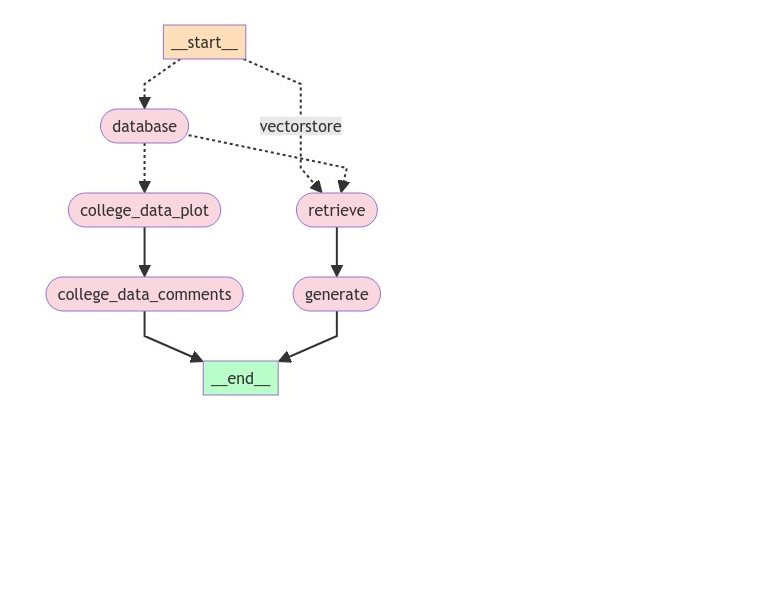
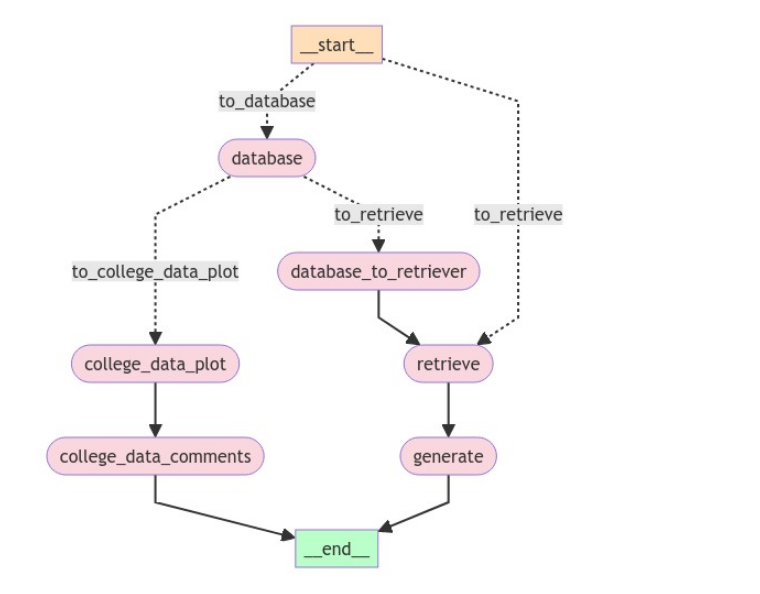
Before and after one commit to lucaslulucaslu/College-Information-LLM, a Jupyter notebook: LangGraph-FP-LLM.ipynb, the cells around one changed output. Drawn from its saved outputs; the diff is of its cells as text; code cells hidden in the pictures; blank space fills up the shorter version.

Commit message:
add database_to_retrieve node

```diff
--- a/LangGraph-FP-LLM.ipynb
+++ b/LangGraph-FP-LLM.ipynb
@@ -155,6 +159,7 @@ def college_data_plot(state):
     college_info=state['college_info']
     dataURLs={
         "rank_adm":"https://www.forwardpathway.com/d3v7/dataphp/school_database/ranking_admin_20231213.php?name=",
+        "world_rank":"https://www.forwardpathway.com/d3v7/dataphp/chatbot/world_ranks4_20240605.php?name=",
         "score":"https://www.forwardpathway.com/d3v7/dataphp/school_database/score10_20231213.php?name=",
         "students":"https://www.forwardpathway.com/d3v7/dataphp/school_database/student_comp_20240118.php?name=",
         "students_number":"https://www.forwardpathway.com/d3v7/dataphp/school_database/international_students_20240118.php?name=",
@@ -163,9 +168,15 @@ def college_data_plot(state):
     }
     if college_info.data_type=='排名':
         college_df=pd.read_json(dataURLs["rank_adm"]+str(college_info.postid))
-        college_df['year']=college_df['year'].astype(str)
+        data=pd.read_json(dataURLs["world_rank"]+str(college_info.postid))
+        #college_df['year']=college_df['year'].astype(str)
         college_df=college_df[['year','rank']].rename(columns={'year':'年','rank':'USNews排名'})
+        college_df.loc[len(college_df)]=pd.Series({'年':college_df['年'].to_list()[-1]+1}).astype('Int64')
         college_df.set_index('年',inplace=True)
+        for index,row in data.iterrows():
+            college_df[row['type']+'世界大学排名']=pd.DataFrame(row['data']).fillna(0).rename(columns={'year':'年','rank':(row['type']+'世界大学排名')}).set_index('年')[(row['type']+'世界大学排名')]
+            college_df[row['type']+'世界大学排名']=college_df[row['type']+'世界大学排名'].astype('Int64')
+        college_df.dropna(how='all',inplace=True)
     elif college_info.data_type=='录取率':
         college_df=pd.read_json(dataURLs["rank_adm"]+str(college_info.postid))
         college_df['year']=college_df['year'].astype(str)
@@ -364,9 +384,21 @@ def college_data_comments(state):
 # %%
 def database_router(state):
     if state['college_info'].data_type in {'排名','录取率','申请录取人数','成绩要求','学生组成','学生人数','学费','毕业率','犯罪率'}:
-        return "college_data_plot"
+        return "to_college_data_plot"
     else:
-        return "retrieve"
+        return "to_retrieve"
+# %%
+def database_to_retriever(state):
+    question=state['question']
+    prompt = ChatPromptTemplate.from_messages(
+        [
+            ("system", "基于用户的问题，重新生成一个可以更好查询vector store以取得相关内容文章的短语"),
+            ("human", "{question}"),
+        ]
+    )
+    chain=prompt | llm | StrOutputParser()
+    new_question=chain.invoke({"question":question})
+    return {"question":new_question}
 # %%
 ######################## Build LangGraph ####################################
 workflow = StateGraph(GraphState)
@@ -376,12 +408,13 @@ workflow.add_node('database',get_college_info)
 workflow.add_node('generate',generate)
 workflow.add_node('college_data_plot',college_data_plot)
 workflow.add_node('college_data_comments',college_data_comments)
+workflow.add_node('database_to_retriever',database_to_retriever)
 
 workflow.set_conditional_entry_point(
     route_question,
     {
-        "vectorstore": "retrieve",
-        "database":"database"
+        "to_retrieve": "retrieve",
+        "to_database":"database"
     },
 )
 
@@ -392,11 +425,11 @@ workflow.add_conditional_edges(
     "database",
     database_router,
     {
-        "college_data_plot":"college_data_plot",
-        "retrieve":"retrieve"
+        "to_college_data_plot":"college_data_plot",
+        "to_retrieve":"database_to_retriever"
     }
 )
-
+workflow.add_edge("database_to_retriever","retrieve")
 workflow.add_edge("college_data_plot","college_data_comments")
 workflow.add_edge("college_data_comments",END)
 app = workflow.compile()
@@ -424,9 +467,12 @@ GPA 3.95在美国高中是一个非常优秀的成绩，意味着你在学术上
 # %%
 from IPython.display import Image, display
 # %%
-display(Image(app.get_graph().draw_mermaid_png()))
+display(Image(app.get_graph().draw_mermaid_png(),width=600))
+#png=app.get_graph().draw_mermaid_png()
+#with open('GraphFlow.png','wb') as png:
+#    png.write(png)
 # %% [output]
-[figure, old version]
+[figure, new version]
 # %%
 ##################################docs embedding###########################
 # %%
```
Also changed, not shown: parts of 6 cells of this notebook, 3 other files.
